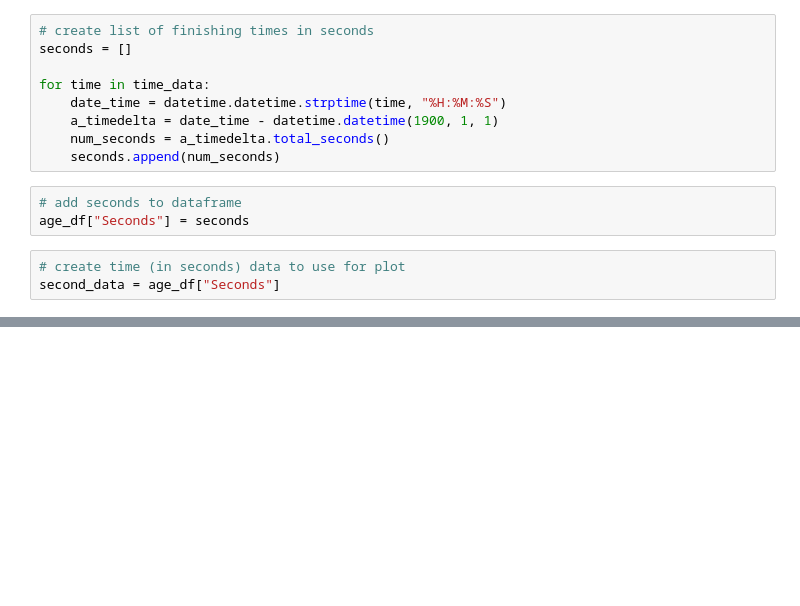
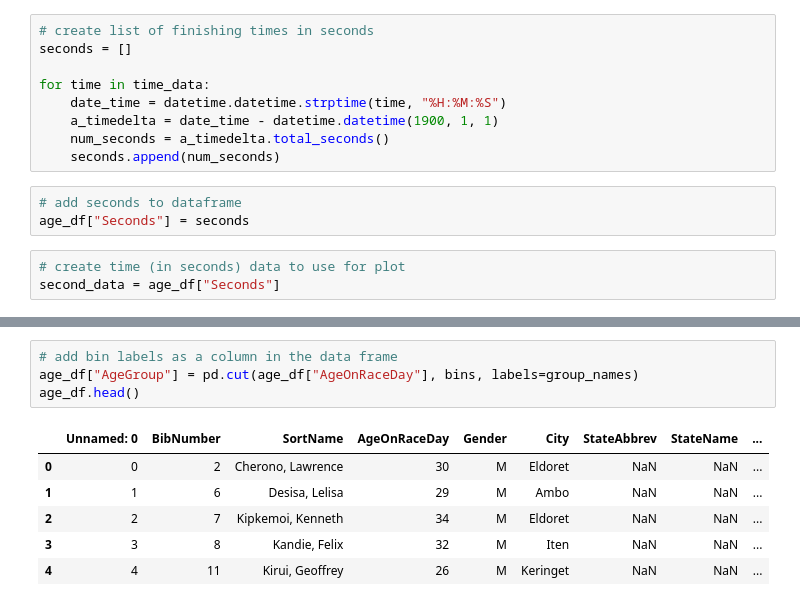
Before and after one commit to skhelifi1/Running-Project-GroupE, a Jupyter notebook: age_regression.ipynb, the cells around one changed output, grey strips where cells are left out. Cells and saved outputs as stored; diff of their text form; blank space fills up the shorter version.

```diff
--- a/age_regression.ipynb
+++ b/age_regression.ipynb
@@ -53,0 +100,11 @@ The correlation coefficient is 0.26
+# %%
+# add bin labels as a column in the data frame
+age_df["AgeGroup"] = pd.cut(age_df["AgeOnRaceDay"], bins, labels=group_names)
+age_df.head()
+# %% [output]
+|  | Unnamed: 0 | BibNumber | SortName | AgeOnRaceDay | Gender | City | StateAbbrev | StateName | ... |
+| 0 | 0 | 2 | Cherono, Lawrence | 30 | M | Eldoret | NaN | NaN | ... |
+| 1 | 1 | 6 | Desisa, Lelisa | 29 | M | Ambo | NaN | NaN | ... |
+| 2 | 2 | 7 | Kipkemoi, Kenneth | 34 | M | Eldoret | NaN | NaN | ... |
+| 3 | 3 | 8 | Kandie, Felix | 32 | M | Iten | NaN | NaN | ... |
+| 4 | 4 | 11 | Kirui, Geoffrey | 26 | M | Keringet | NaN | NaN | ... |
```
Also changed, not shown: parts of 10 cells of this notebook, 3 other files.
